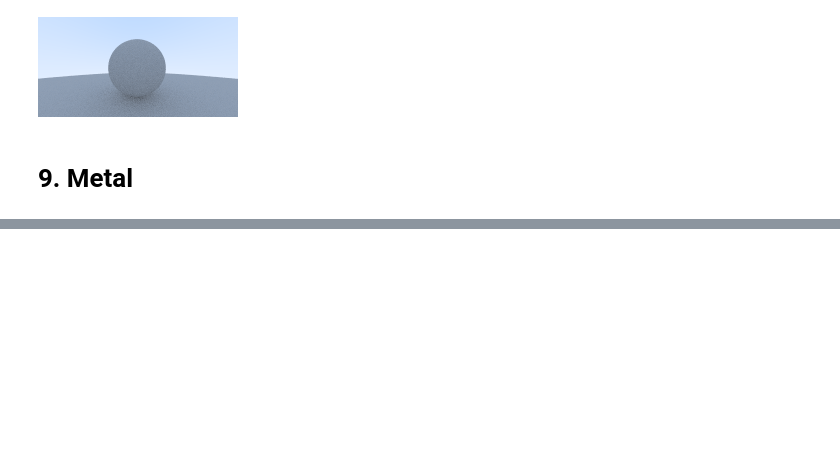
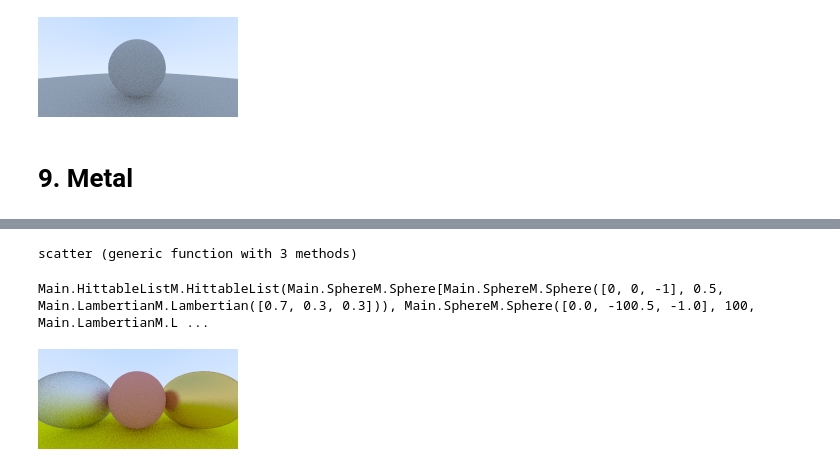
Before and after one commit to shritesh/raytrace, a Jupyter notebook: Raytracing.ipynb, the cells around one changed output, grey strips where cells are left out. Drawn from its saved outputs; the diff is of its cells as text; code cells hidden in the pictures; blank space fills up the shorter version.

```diff
--- a/Raytracing.ipynb
+++ b/Raytracing.ipynb
@@ -501,0 +632,22 @@ Main.HitRecordModule
+# %%
+function scatter(metal::MetalM.Metal, r_in, rec)
+    reflected = reflect(normalize(r_in.direction), rec.normal)
+    scattered = RayM.Ray(rec.p, reflected + metal.fuzz * random_in_unit_sphere())
+    attenuation = metal.albedo
+    dot(scattered.direction, rec.normal) > 0, attenuation, scattered
+end
+# %% [output]
+scatter (generic function with 3 methods)
+# %%
+world = HittableListM.HittableList([
+        SphereM.Sphere([0, 0, -1], 0.5, LambertianM.Lambertian([0.7, 0.3, 0.3])),
+        SphereM.Sphere([0, -100.5, -1], 100, LambertianM.Lambertian([0.8, 0.8, 0])),
+        SphereM.Sphere([1, 0, -1], 0.5, MetalM.Metal([0.8, 0.6, 0.2], 0.3)),
+        SphereM.Sphere([-1, 0, -1], 0.5, MetalM.Metal([0.8, 0.8, 0.8], 1))
+        ])
+# %% [output]
+Main.HittableListM.HittableList(Main.SphereM.Sphere[Main.SphereM.Sphere([0, 0, -1], 0.5, Main.LambertianM.Lambertian([0.7, 0.3, 0.3])), Main.SphereM.Sphere([0.0, -100.5, -1.0], 100, Main.LambertianM.L ...
+# %%
+render()
+# %% [output]
+[figure, added]
```
Also changed, not shown: parts of 40 cells of this notebook.
